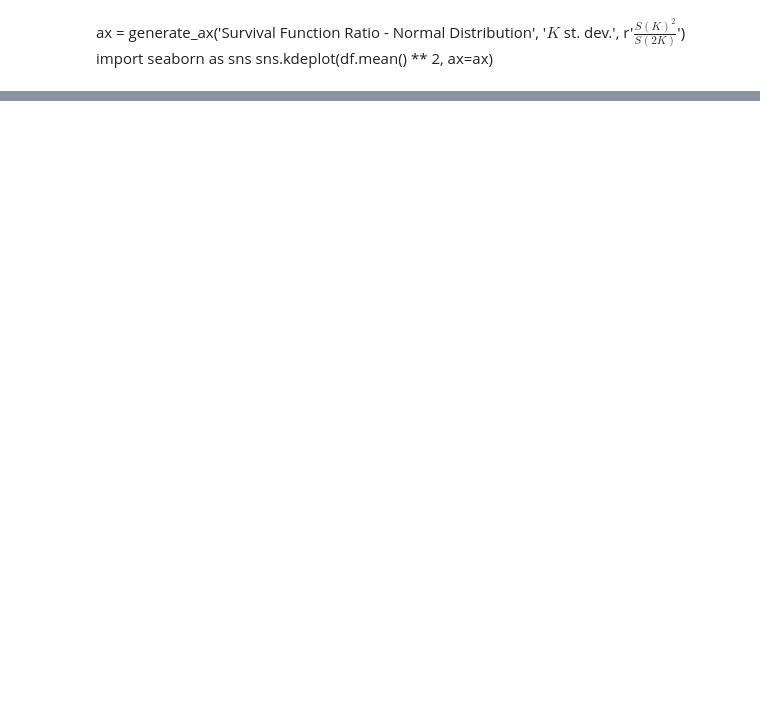
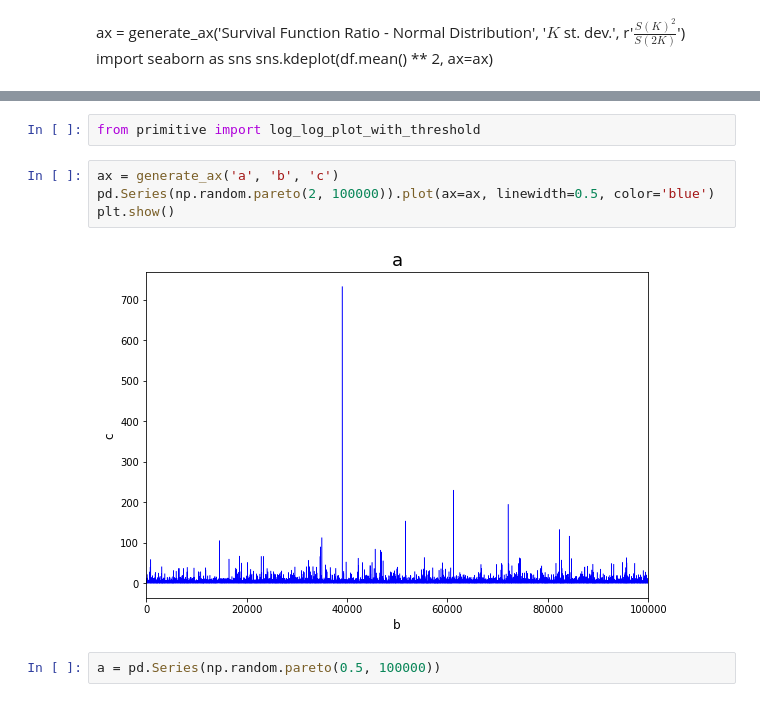
Before and after one commit to lucaberlanda/Magazzino, a Jupyter notebook: StatsAndProbability/FatTails/FatTailsNotes.ipynb, the cells around one changed output, grey strips where cells are left out. Drawn from its saved outputs; the diff is of its cells as text; blank space fills up the shorter version.

```diff
--- a/StatsAndProbability/FatTails/FatTailsNotes.ipynb
+++ b/StatsAndProbability/FatTails/FatTailsNotes.ipynb
@@ -116,0 +259,10 @@ ____
+# %%
+from primitive import log_log_plot_with_threshold
+# %%
+ax = generate_ax('a', 'b', 'c')
+pd.Series(np.random.pareto(2, 100000)).plot(ax=ax, linewidth=0.5, color='blue')
+plt.show()
+# %% [output]
+[figure, added]
+# %%
+a = pd.Series(np.random.pareto(0.5, 100000))
```
Also changed, not shown: parts of 27 cells of this notebook, 12 other files.
